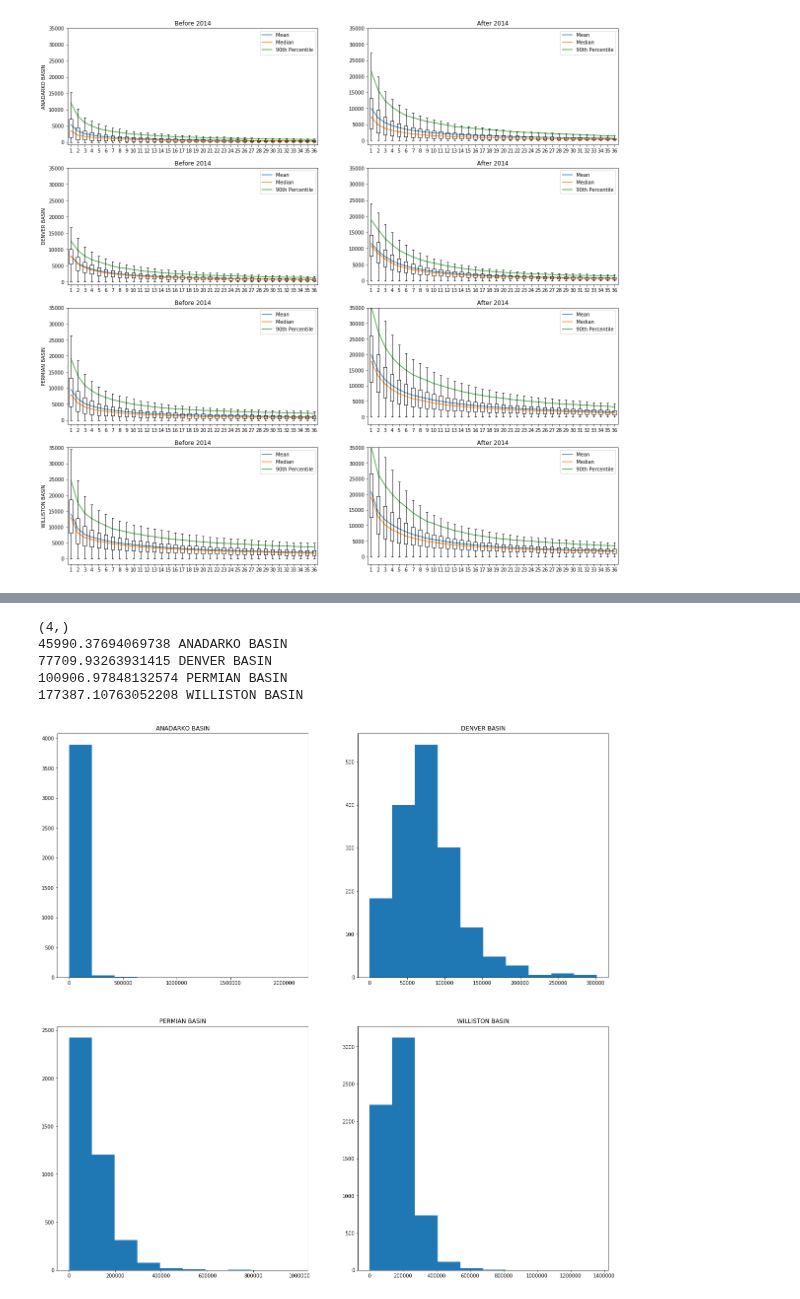
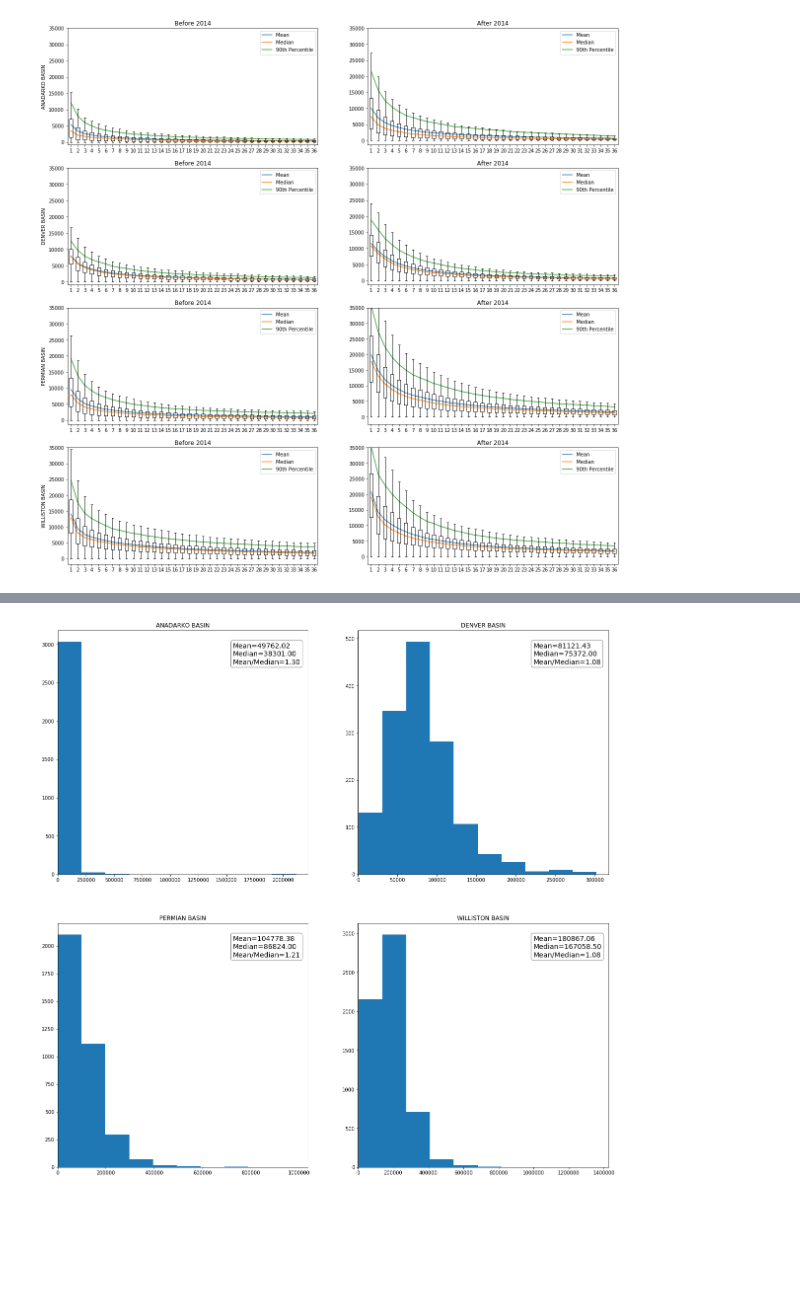
Before and after one commit to NourhanKhaled/DataScience-Project, a Jupyter notebook: Milestone1/Milestone_1.ipynb, the cells around one changed output, grey strips where cells are left out. Cells and saved outputs as stored; diff of their text form; code cells hidden in the pictures; blank space fills up the shorter version.

Commit message:
added stats on plots 3 and 4

```diff
--- a/Milestone1/Milestone_1.ipynb
+++ b/Milestone1/Milestone_1.ipynb
@@ -140,6 +141,7 @@ five_years_data['max_index_five_years'] = five_years_data['index'].groupby(five_
 five_years_data = five_years_data[five_years_data['max_index_five_years'] >= 60]
 five_years_data = five_years_data[five_years_data['index'] <= 60]
 # %%
-# removing wells from after Feb 2014
-five_years_data = indexed_wells_4basins[(indexed_wells_4basins['Max_Year'] < 2014) |((indexed_wells_4basins['Max_Year'] == 2014) & (indexed_wells_4basins['Max_Month'] == 1))]
-five_years_data = five_years_data[five_years_data['index'] <= 60]
+# # removing wells from after Feb 2014 [METHOD 2]
+# five_years_data = indexed_wells_4basins[(indexed_wells_4basins['Max_Year'] < 2014) |((indexed_wells_4basins['Max_Year'] == 2014) & (indexed_wells_4basins['Max_Month'] == 1))]
+# five_years_data = five_years_data[five_years_data['index'] <= 60]
+five_years_data
@@ -174,33 +195,34 @@ plt.savefig('Plot2.png')
 # %%
 def cumm_prod_wells(table, basin):
     total = table[(table['BasinName'] == basin)]
     liq = total.groupby(total['API'])['Liquid'].sum()
     gas = total.groupby(total['API'])['Gas'].sum()
     return liq, gas
 
 plt.rcParams["figure.figsize"] = 20,20
 vals = np.array([cumm_prod_wells(five_years_data, y) for y in basins])
 
 liq = vals[:, 0]
 gas = vals[:, 1]
 # lims = [600000, 300000, 1000000, 1400000]
 
-print(liq.shape)
 
 for i in range(len(basins)):
     ax1 = plt.subplot(2,2,i+1)
     ax1.hist(liq[i])
-    print(liq[i].mean(), basins[i])
     ax1.set_title(basins[i])
-    ax1.set_xlim(left=0, right=lims[i])
+    ax1.set_xlim(left=0)
+    mean = liq[i].mean()
+    median = liq[i].median()
+    mean_med = mean/median
+
+    textstr = 'Mean=' + str('%.2f'%mean) + '\n'+'Median=' + str('%.2f'%median)+ '\n'+'Mean/Median='+ str('%.2f'%mean_med)
+    props = dict(boxstyle='round',facecolor='white', alpha=0.5)
+    ax1.text(0.7, 0.95, textstr, transform=ax1.transAxes, fontsize=14, verticalalignment='top', bbox=props)
+
 plt.savefig('Plot3.png')
 # %% [output]
-(4,)
-45990.37694069738 ANADARKO BASIN
-77709.93263931415 DENVER BASIN
-100906.97848132574 PERMIAN BASIN
-177387.10763052208 WILLISTON BASIN
-[figure, old version]
+[figure, new version]
 # %%
 for i in range(len(basins)):
     ax1 = plt.subplot(2,2,i+1)
```
Also changed, not shown: parts of 7 cells of this notebook, 2 other files.
